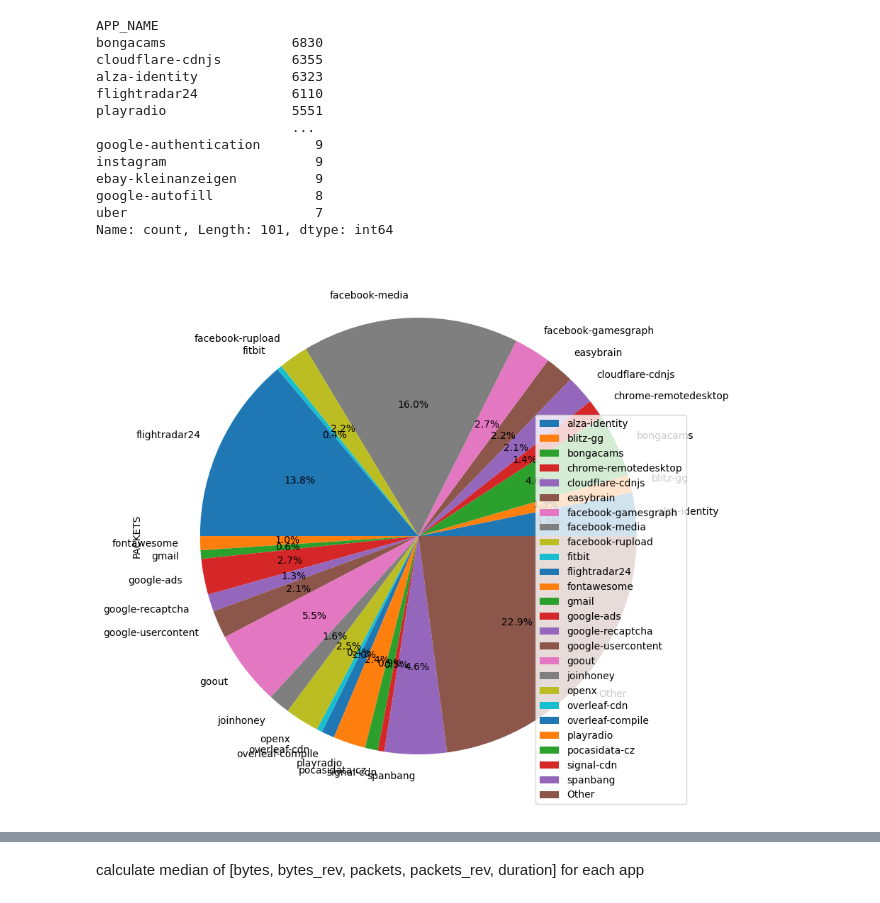
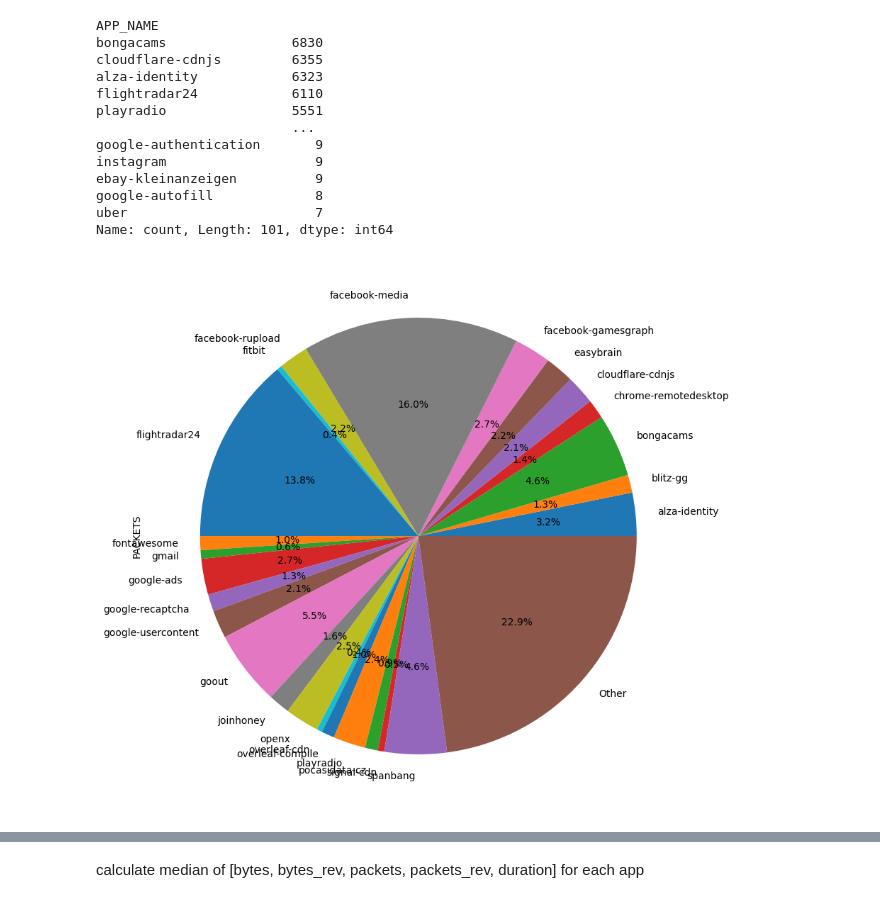
Before and after one commit to Hedgezi/bachelors-diploma, a Jupyter notebook: statistical_analysis.ipynb, the cells around one changed output, grey strips where cells are left out. Drawn from its saved outputs; the diff is of its cells as text; code cells hidden in the pictures.

```diff
--- a/statistical_analysis.ipynb
+++ b/statistical_analysis.ipynb
@@ -13,6 +13,7 @@ dataset_config = DatasetConfig(
     train_period_name="W-2022-44",
     train_size=100_000,
     use_packet_histograms=True,
+    return_other_fields=True,
 )
 dataset.set_dataset_config_and_initialize(dataset_config)
 
@@ -112,14 +115,16 @@ Name: count, Length: 101, dtype: int64
 # %%
 # pie chart of the most popular apps, apps with less than 1000 packets are grouped into 'Other' category
 app_counts_df_pie = app_counts_df.copy(True)
 
 app_counts_df_pie = app_counts_df_pie[app_counts_df_pie["APP_NAME"].isin(app_counts_df["APP_NAME"].value_counts().index[app_counts_df["APP_NAME"].value_counts() > 1000])]
 app_counts_df_pie = app_counts_df_pie[["APP_NAME", "PACKETS"]].groupby(by="APP_NAME").sum()
 
 app_counts_df_pie.loc["Other"] = app_counts_df[~app_counts_df["APP_NAME"].isin(app_counts_df_pie.index)]["PACKETS"].sum()
 
-app_counts_df_pie.plot.pie(y="PACKETS", figsize=(10, 10), autopct='%1.1f%%')
+fig = plt.figure()
+ax = fig.add_subplot()
+app_counts_df_pie.plot.pie(y="PACKETS", legend=None, ax=ax, figsize=(10, 10), autopct='%1.1f%%')
 
 del app_counts_df_pie
 # %% [output]
-[figure, old version]
+[figure, new version]
```
Also changed, not shown: parts of 7 cells of this notebook, 1 other file.
